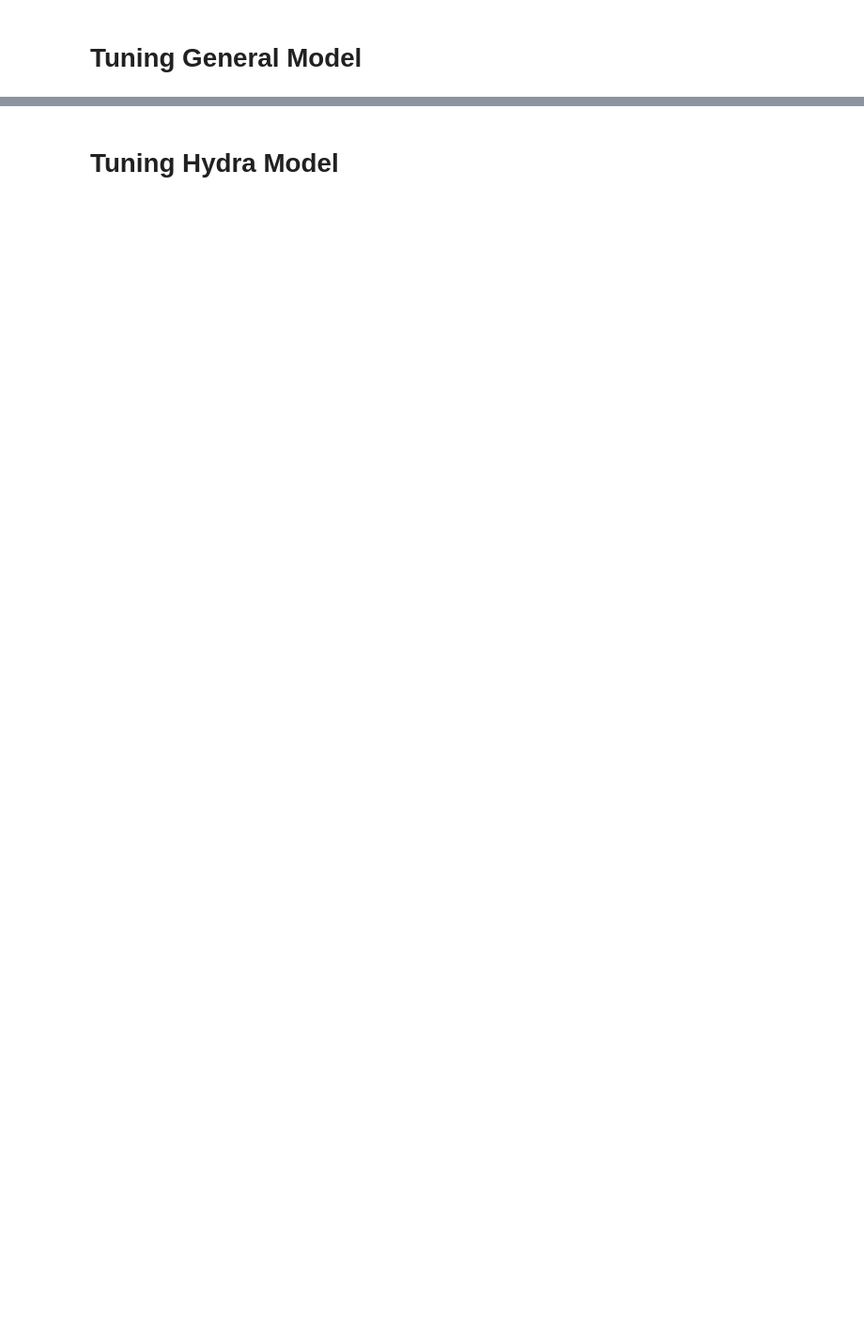
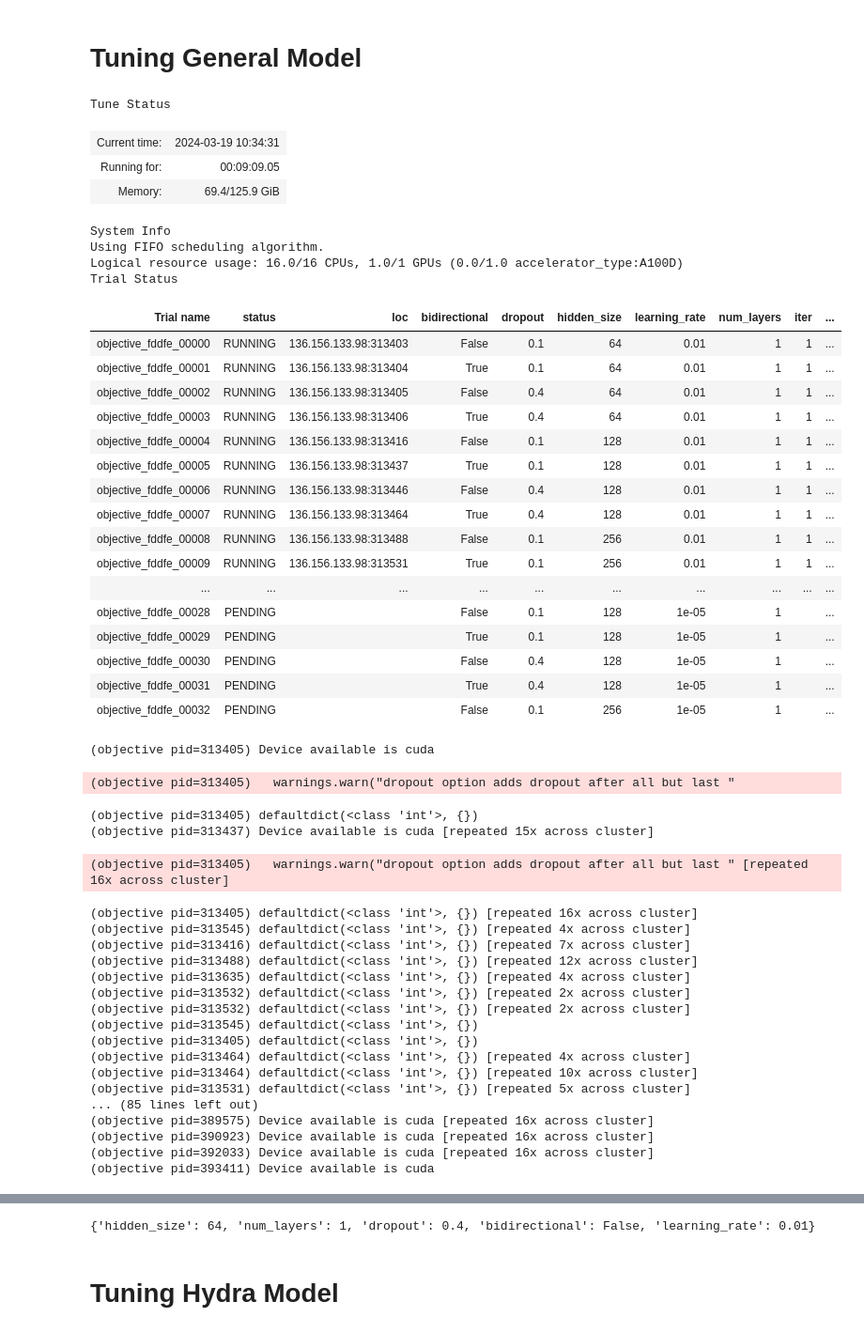
Before and after one commit to KarRups/Hydra_Code, a Jupyter notebook: Tuning/Quick_Tuning_Run.ipynb, the cells around one changed output, grey strips where cells are left out. Shown at 94% size. Cells and saved outputs as stored; diff of their text form; code cells hidden in the pictures; blank space fills up the shorter version.

```diff
--- a/Tuning/Quick_Tuning_Run.ipynb
+++ b/Tuning/Quick_Tuning_Run.ipynb
@@ -402,5 +313,4 @@ Static_variables_id = ray.put(Static_variables)
 # %%
-
 def objective(config):
     device = torch.device('cuda' if torch.cuda.
                       is_available() else 'cpu')
@@ -409,20 +319,13 @@ def objective(config):
 
 
     score = train_model(config) # Have training loop in here that outputs loss of model
-    return {"score": score}
+    return {"val_loss": score}
 
+basin = 'stehekin_r_at_stehekin'
 
-def dummy_objective(config):
-    print('In dummy objective')
-    import os
-    # current_directory = os.getcwd()
-    # print("Current working directory:", current_directory)
-    print(os.environ['dummy_val'])
-    score = 0
-    return {"score": score}
 
 # Can use fractions of GPU
 tuner = tune.Tuner(tune.with_resources(tune.with_parameters(objective), resources={"cpu": 1, "gpu": 1/16}), param_space=config_space)
 
 results = tuner.fit()
-print(results.get_best_result(metric="score", mode="min").config)
+print(results.get_best_result(metric="val_loss", mode="min").config)
@@ -781,0 +441,65 @@ df.to_csv('/data/Hydra_Work/Post_Rodeo_Work/Tuned_General_Model/General_final_pa
+# %%
+def objective(config):
+    device = torch.device('cuda' if torch.cuda.
+                      is_available() else 'cpu')
+
+    print('Device available is', device)
+
+
+    score = train_model_general(config) # Have training loop in here that outputs loss of model
+    return {"val_loss": score}
+
+
+# Can use fractions of GPU
+tuner = tune.Tuner(tune.with_resources(tune.with_parameters(objective), resources={"cpu": 1, "gpu": 1/16}), param_space=config_space)
+
+results = tuner.fit()
+print(results.get_best_result(metric="val_loss", mode="min").config)
+# %% [output]
+Tune Status
+| Current time: | 2024-03-19 10:34:31 |
+| Running for: | 00:09:09.05 |
+| Memory: | 69.4/125.9 GiB |
+System Info
+Using FIFO scheduling algorithm.
+Logical resource usage: 16.0/16 CPUs, 1.0/1 GPUs (0.0/1.0 accelerator_type:A100D)
+Trial Status
+| Trial name | status | loc | bidirectional | dropout | hidden_size | learning_rate | num_layers | iter | ... |
+| objective_fddfe_00000 | RUNNING | 136.156.133.98:313403 | False | 0.1 | 64 | 0.01 | 1 | 1 | ... |
+| objective_fddfe_00001 | RUNNING | 136.156.133.98:313404 | True | 0.1 | 64 | 0.01 | 1 | 1 | ... |
+| objective_fddfe_00002 | RUNNING | 136.156.133.98:313405 | False | 0.4 | 64 | 0.01 | 1 | 1 | ... |
+| objective_fddfe_00003 | RUNNING | 136.156.133.98:313406 | True | 0.4 | 64 | 0.01 | 1 | 1 | ... |
+| objective_fddfe_00004 | RUNNING | 136.156.133.98:313416 | False | 0.1 | 128 | 0.01 | 1 | 1 | ... |
+| objective_fddfe_00005 | RUNNING | 136.156.133.98:313437 | True | 0.1 | 128 | 0.01 | 1 | 1 | ... |
+| objective_fddfe_00006 | RUNNING | 136.156.133.98:313446 | False | 0.4 | 128 | 0.01 | 1 | 1 | ... |
+| objective_fddfe_00007 | RUNNING | 136.156.133.98:313464 | True | 0.4 | 128 | 0.01 | 1 | 1 | ... |
+| objective_fddfe_00008 | RUNNING | 136.156.133.98:313488 | False | 0.1 | 256 | 0.01 | 1 | 1 | ... |
+| objective_fddfe_00009 | RUNNING | 136.156.133.98:313531 | True | 0.1 | 256 | 0.01 | 1 | 1 | ... |
+| ... | ... | ... | ... | ... | ... | ... | ... | ... | ... |
+| objective_fddfe_00028 | PENDING |  | False | 0.1 | 128 | 1e-05 | 1 |  | ... |
+| objective_fddfe_00029 | PENDING |  | True | 0.1 | 128 | 1e-05 | 1 |  | ... |
+| objective_fddfe_00030 | PENDING |  | False | 0.4 | 128 | 1e-05 | 1 |  | ... |
+| objective_fddfe_00031 | PENDING |  | True | 0.4 | 128 | 1e-05 | 1 |  | ... |
+| objective_fddfe_00032 | PENDING |  | False | 0.1 | 256 | 1e-05 | 1 |  | ... |
+(objective pid=313405) Device available is cuda
+(objective pid=313405)   warnings.warn("dropout option adds dropout after all but last "
+(objective pid=313405) defaultdict(<class 'int'>, {})
+(objective pid=313437) Device available is cuda [repeated 15x across cluster]
+(objective pid=313405)   warnings.warn("dropout option adds dropout after all but last " [repeated 16x across cluster]
+(objective pid=313405) defaultdict(<class 'int'>, {}) [repeated 16x across cluster]
+(objective pid=313545) defaultdict(<class 'int'>, {}) [repeated 4x across cluster]
+(objective pid=313416) defaultdict(<class 'int'>, {}) [repeated 7x across cluster]
+(objective pid=313488) defaultdict(<class 'int'>, {}) [repeated 12x across cluster]
+(objective pid=313635) defaultdict(<class 'int'>, {}) [repeated 4x across cluster]
+(objective pid=313532) defaultdict(<class 'int'>, {}) [repeated 2x across cluster]
+(objective pid=313532) defaultdict(<class 'int'>, {}) [repeated 2x across cluster]
+(objective pid=313545) defaultdict(<class 'int'>, {})
+(objective pid=313405) defaultdict(<class 'int'>, {})
+(objective pid=313464) defaultdict(<class 'int'>, {}) [repeated 4x across cluster]
+(objective pid=313464) defaultdict(<class 'int'>, {}) [repeated 10x across cluster]
+(objective pid=313531) defaultdict(<class 'int'>, {}) [repeated 5x across cluster]
+... (85 lines left out)
+(objective pid=389575) Device available is cuda [repeated 16x across cluster]
+(objective pid=390923) Device available is cuda [repeated 16x across cluster]
+(objective pid=392033) Device available is cuda [repeated 16x across cluster]
+(objective pid=393411) Device available is cuda
@@ -782,3 +523,4 @@ df.to_csv('/data/Hydra_Work/Post_Rodeo_Work/Tuned_General_Model/General_final_pa
+{'hidden_size': 64, 'num_layers': 1, 'dropout': 0.4, 'bidirectional': False, 'learning_rate': 0.01}
 # %%
 General_Model = torch.load('/data/Hydra_Work/Post_Rodeo_Work/Tuned_General_Model/General_model.pth')
 # %% [markdown]
```
Also changed, not shown: parts of 17 cells of this notebook, 3 other files.
